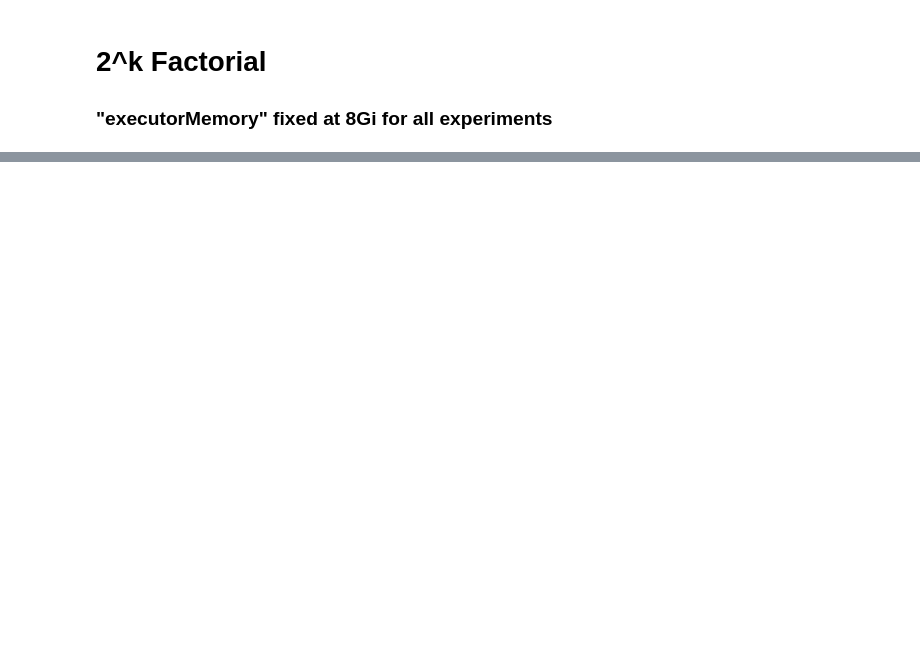
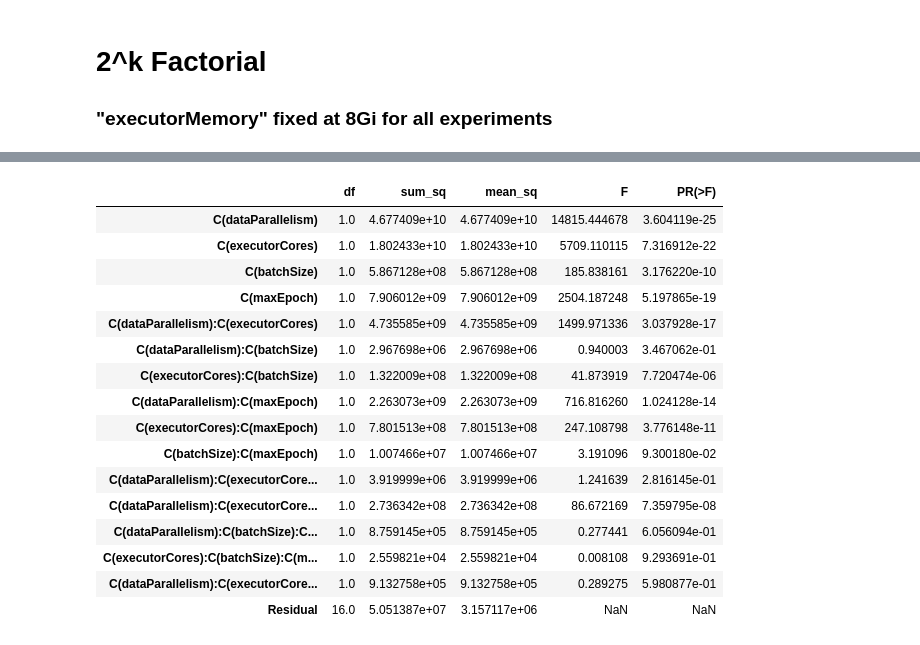
Before and after one commit to AbeleMM/fltk-testbed, a Jupyter notebook: jupyter/fltk_analysis.ipynb, the cells around one changed output, grey strips where cells are left out. Saved outputs shown, nothing was run; the diff lists cells and outputs as text; code cells hidden in the pictures; blank space fills up the shorter version.

```diff
--- a/jupyter/fltk_analysis.ipynb
+++ b/jupyter/fltk_analysis.ipynb
@@ -43,0 +86,20 @@ def run_plan(save_path: str, sheet_name=0) -> sm.stats.anova_lm:
+# %%
+run_plan('fashion-2k.xlsx', 'AvgTrainTime')
+# %% [output]
+|  | df | sum_sq | mean_sq | F | PR(>F) |
+| C(dataParallelism) | 1.0 | 4.677409e+10 | 4.677409e+10 | 14815.444678 | 3.604119e-25 |
+| C(executorCores) | 1.0 | 1.802433e+10 | 1.802433e+10 | 5709.110115 | 7.316912e-22 |
+| C(batchSize) | 1.0 | 5.867128e+08 | 5.867128e+08 | 185.838161 | 3.176220e-10 |
+| C(maxEpoch) | 1.0 | 7.906012e+09 | 7.906012e+09 | 2504.187248 | 5.197865e-19 |
+| C(dataParallelism):C(executorCores) | 1.0 | 4.735585e+09 | 4.735585e+09 | 1499.971336 | 3.037928e-17 |
+| C(dataParallelism):C(batchSize) | 1.0 | 2.967698e+06 | 2.967698e+06 | 0.940003 | 3.467062e-01 |
+| C(executorCores):C(batchSize) | 1.0 | 1.322009e+08 | 1.322009e+08 | 41.873919 | 7.720474e-06 |
+| C(dataParallelism):C(maxEpoch) | 1.0 | 2.263073e+09 | 2.263073e+09 | 716.816260 | 1.024128e-14 |
+| C(executorCores):C(maxEpoch) | 1.0 | 7.801513e+08 | 7.801513e+08 | 247.108798 | 3.776148e-11 |
+| C(batchSize):C(maxEpoch) | 1.0 | 1.007466e+07 | 1.007466e+07 | 3.191096 | 9.300180e-02 |
+| C(dataParallelism):C(executorCore... | 1.0 | 3.919999e+06 | 3.919999e+06 | 1.241639 | 2.816145e-01 |
+| C(dataParallelism):C(executorCore... | 1.0 | 2.736342e+08 | 2.736342e+08 | 86.672169 | 7.359795e-08 |
+| C(dataParallelism):C(batchSize):C... | 1.0 | 8.759145e+05 | 8.759145e+05 | 0.277441 | 6.056094e-01 |
+| C(executorCores):C(batchSize):C(m... | 1.0 | 2.559821e+04 | 2.559821e+04 | 0.008108 | 9.293691e-01 |
+| C(dataParallelism):C(executorCore... | 1.0 | 9.132758e+05 | 9.132758e+05 | 0.289275 | 5.980877e-01 |
+| Residual | 16.0 | 5.051387e+07 | 3.157117e+06 | NaN | NaN |
```
Also changed, not shown: parts of 7 cells of this notebook, 2 other files.
